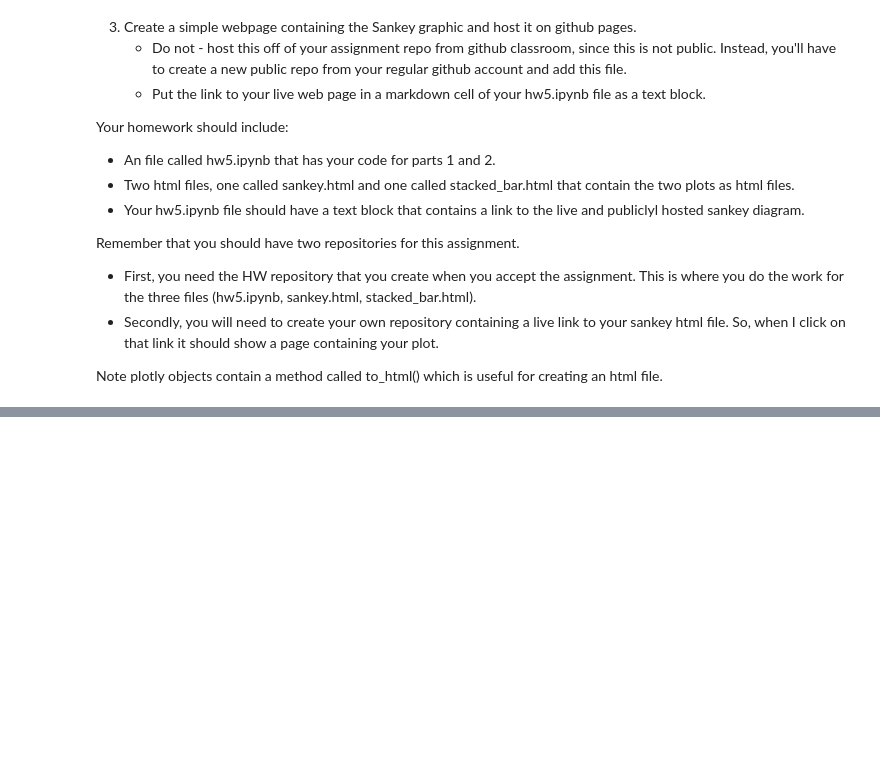
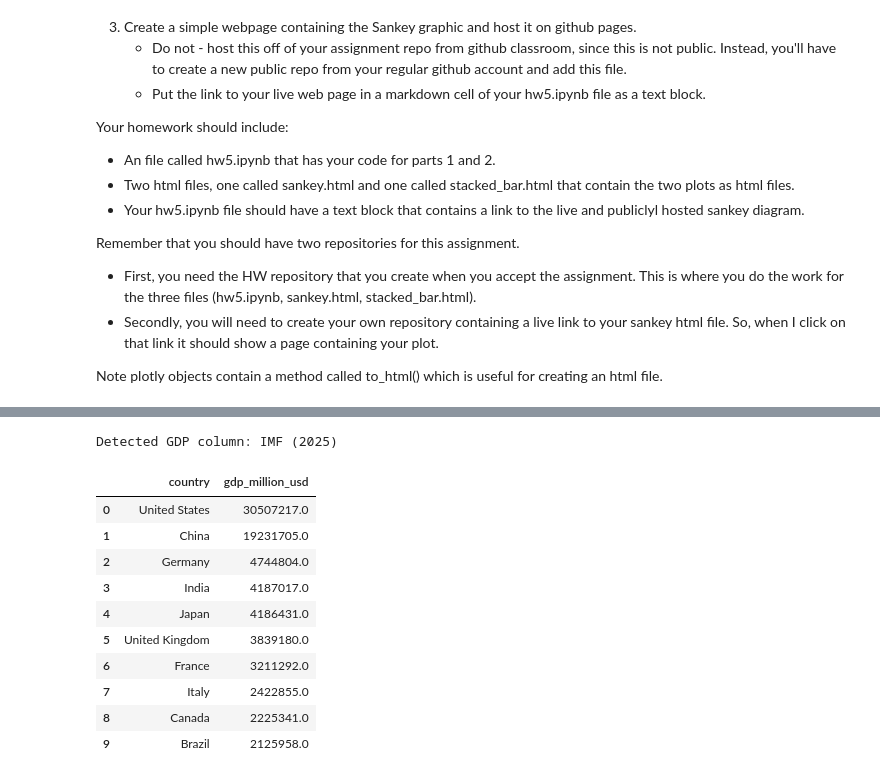
Before and after one commit to Kavisha-29-R/homework-5-Kavisha-29-R, a Jupyter notebook: hw5.ipynb, the cells around one changed output, grey strips where cells are left out. Saved outputs shown, nothing was run; the diff lists cells and outputs as text; code cells hidden in the pictures; blank space fills up the shorter version.

```diff
--- a/hw5.ipynb
+++ b/hw5.ipynb
@@ -29,0 +132,55 @@ Note plotly objects contain a method called to_html() which is useful for creati
+# %%
+# normalize column names and extract GDP value column
+df = gdp_df.copy()
+# lower-case column names for easier matching
+df.columns = [str(c).strip() for c in df.columns]
+
+# Try to find a numeric GDP column (some variants: 'GDP (US$million)', 'US$million', 'GDP (millions of US$)')
+gdp_col = None
+for c in df.columns:
+    lc = str(c).lower()
+    if "gdp" in lc and ("$" in lc or "us" in lc or "million" in lc or "nominal" in lc):
+        gdp_col = c
+        break
+# If still not found, fall back to any numeric-like column
+if gdp_col is None:
+    # try to find first numeric-like column (contains digits or commas)
+    for c in df.columns:
+        sample = df[c].astype(str).head(10).str.replace(",", "").str.replace(".", "", 1)
+        if sample.str.isnumeric().any():
+            gdp_col = c
+            break
+
+if gdp_col is None:
+    raise RuntimeError("Could not find a GDP column automatically. Inspect df.columns to pick the correct column.")
+
+print("Detected GDP column:", gdp_col)
+
+# Standardize GDP values to numeric (in US$ millions) by removing commas/footnotes and coercing
+def to_numeric_money(series):
+    # Remove bracket footnotes like [1], commas, parentheses, and non-numeric characters
+    cleaned = series.astype(str).str.replace(r"\[.*?\]", "", regex=True)
+    cleaned = cleaned.str.replace(",", "", regex=False)
+    cleaned = cleaned.str.replace(r"[^\d.\-]", "", regex=True)
+    return pd.to_numeric(cleaned, errors="coerce")
+
+df["country"] = df.iloc[:,0].astype(str).str.replace(r"\[.*\]", "", regex=True).str.strip()
+df["gdp_million_usd"] = to_numeric_money(df[gdp_col])
+
+# drop rows without GDP numeric values
+df = df.dropna(subset=["gdp_million_usd"]).reset_index(drop=True)
+df = df[["country", "gdp_million_usd"]].copy()
+df.head(10)
+# %% [output]
+Detected GDP column: IMF (2025)
+|  | country | gdp_million_usd |
+| 0 | United States | 30507217.0 |
+| 1 | China | 19231705.0 |
+| 2 | Germany | 4744804.0 |
+| 3 | India | 4187017.0 |
+| 4 | Japan | 4186431.0 |
+| 5 | United Kingdom | 3839180.0 |
+| 6 | France | 3211292.0 |
+| 7 | Italy | 2422855.0 |
+| 8 | Canada | 2225341.0 |
+| 9 | Brazil | 2125958.0 |
```
Also changed, not shown: parts of 8 cells of this notebook, 1 other file.
